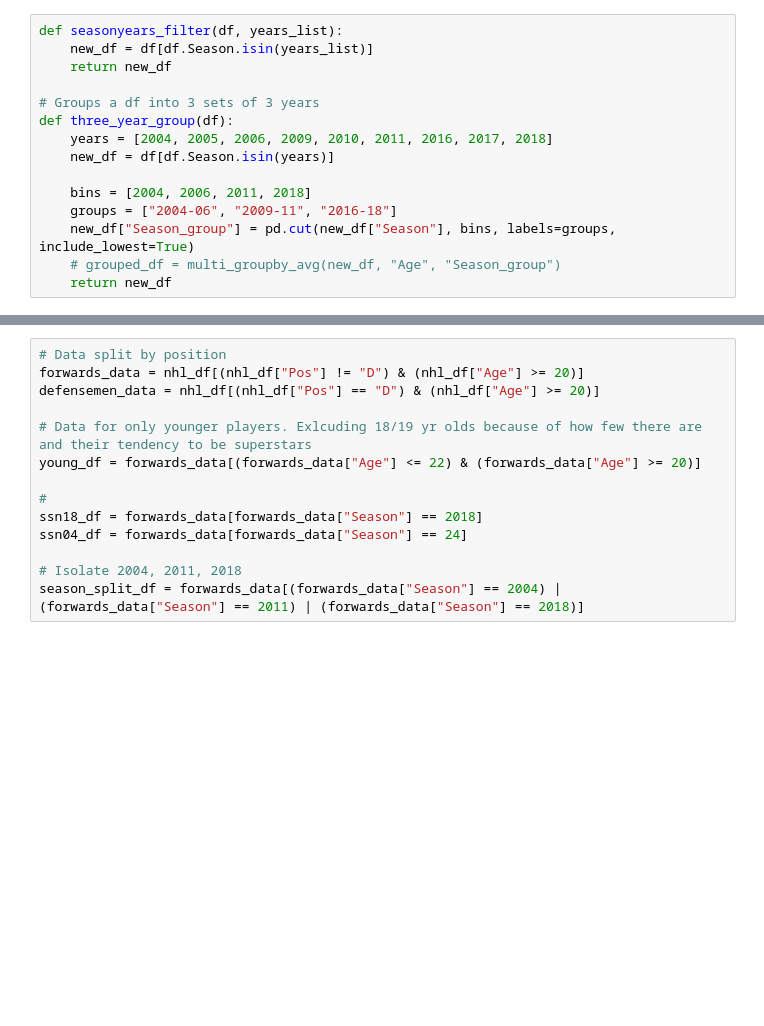
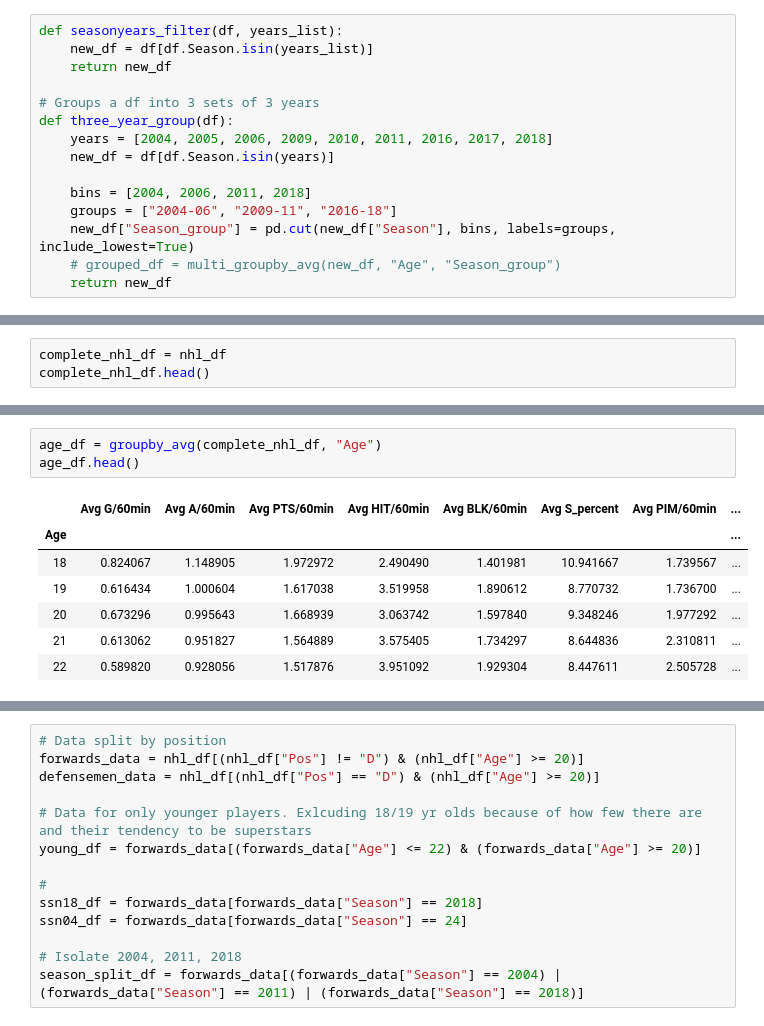
Before and after one commit to Silveris/HockeyStuff, a Jupyter notebook: data_analysis.ipynb, the cells around one changed output, grey strips where cells are left out. Saved outputs shown, nothing was run; the diff lists cells and outputs as text; blank space fills up the shorter version.

```diff
--- a/data_analysis.ipynb
+++ b/data_analysis.ipynb
@@ -122,0 +133,3 @@ def three_year_group(df):
+# %%
+complete_nhl_df = nhl_df
+complete_nhl_df.head()
@@ -122,0 +144,11 @@ def three_year_group(df):
+# %%
+age_df = groupby_avg(complete_nhl_df, "Age")
+age_df.head()
+# %% [output]
+|  | Avg G/60min | Avg A/60min | Avg PTS/60min | Avg HIT/60min | Avg BLK/60min | Avg S_percent | Avg PIM/60min | ... |
+| Age |  |  |  |  |  |  |  | ... |
+| 18 | 0.824067 | 1.148905 | 1.972972 | 2.490490 | 1.401981 | 10.941667 | 1.739567 | ... |
+| 19 | 0.616434 | 1.000604 | 1.617038 | 3.519958 | 1.890612 | 8.770732 | 1.736700 | ... |
+| 20 | 0.673296 | 0.995643 | 1.668939 | 3.063742 | 1.597840 | 9.348246 | 1.977292 | ... |
+| 21 | 0.613062 | 0.951827 | 1.564889 | 3.575405 | 1.734297 | 8.644836 | 2.310811 | ... |
+| 22 | 0.589820 | 0.928056 | 1.517876 | 3.951092 | 1.929304 | 8.447611 | 2.505728 | ... |
```
Also changed, not shown: parts of 10 cells of this notebook, 3 other files.
